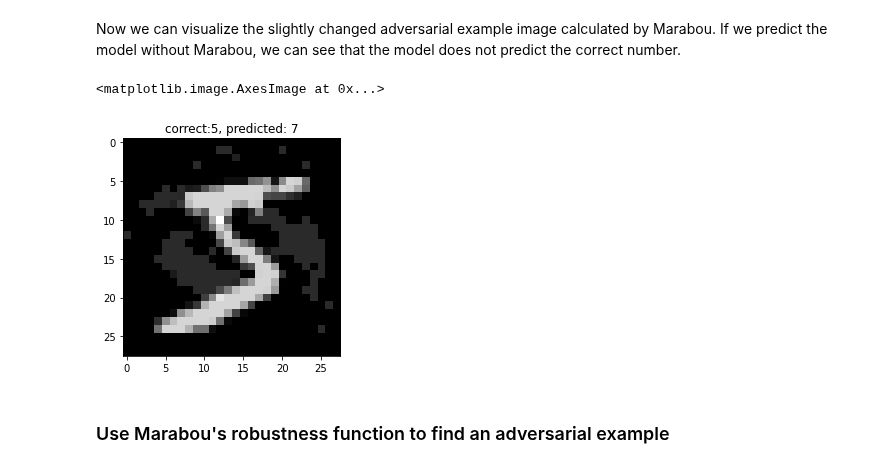
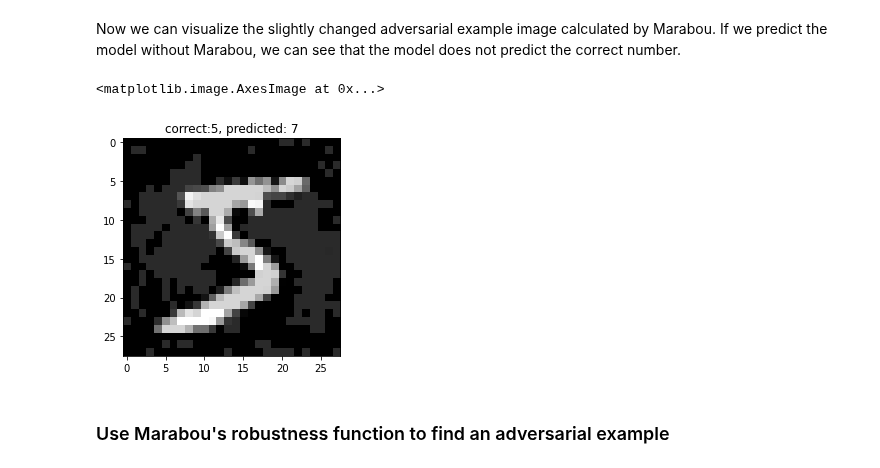
Before and after one commit to DDiekmann/Applied-Verification-Lab-Neural-Networks, a Jupyter notebook: Tutorials/Tutorial_for_Neural_Network_Verification_with_Marabou.ipynb, the cells around one changed output. Cells and saved outputs as stored; diff of their text form; code cells hidden in the pictures.

Commit message:
marabou

````diff
--- a/Tutorials/Tutorial_for_Neural_Network_Verification_with_Marabou.ipynb
+++ b/Tutorials/Tutorial_for_Neural_Network_Verification_with_Marabou.ipynb
@@ -179,13 +161,15 @@ outputVars = network.outputVars[0][0]
 # %% [markdown]
 Now we need to choose an image for which we want to verify robustness or find an adversarial example. We are using the first image of the training dataset.
 Using the Marabou function ```evaluateWithoutMarabou(..)``` we predict the class of the image and visualize it together with the correct class (label). As we can see, the network correctly predicts the image as class *5*.
+# %%
+iterator = iter(train_dataloader)
 # %%
-inputs, classes = next(iter(train_dataloader))
+inputs, classes = next(iterator)
 image = inputs[0].numpy()[0]
 correct_class = classes[0].item()
 
-network_ouput = network.evaluateWithoutMarabou([image])[0]
-predicted_class = np.argmax(network_ouput)
+network_output = network.evaluateWithoutMarabou([image])[0]
+predicted_class = np.argmax(network_output)
 
 plt.title(f"correct:{correct_class}, predicted: {predicted_class}")
 plt.imshow(image.reshape(28,28), cmap='gray')
@@ -228,6 +212,9 @@ for i in range(outputVars.shape[0]):
     # if solution found, break
     print(exit_code)
     if len(vals) > 0:
+      for j, var in enumerate(outputVars):
+        print(f"output {j}: {vals[var]}")
+      print(f"maxclass: {i}")
       break
 # %% [output]
 sat
@@ -238,7 +236,7 @@ As Marabou returns "sat", it has found an adversarial example, which we would li
 # %% [markdown]
 To visualize the adversarial example we extract the input data of the input variables and save that in an numpy array.
 # %%
-def get_image_from_marabou(inputVariables):
+def get_image_from_marabou(vals, inputVariables):
   adversarial_image = [[] for _ in range(inputVariables.shape[1])]
   for h in range(inputVariables.shape[0]):
     for w in range(inputVariables.shape[1]):
@@ -249,15 +247,16 @@ def get_image_from_marabou(inputVariables):
 # %% [markdown]
 Now we can visualize the slightly changed adversarial example image calculated by Marabou. If we predict the model without Marabou, we can see that the model does not predict the correct number.
 # %%
-adversarial_image = get_image_from_marabou(inputVars)
-network_ouput = network.evaluateWithoutMarabou([adversarial_image])[0]
-predicted_class = np.argmax(network_ouput)
+adversarial_image = get_image_from_marabou(vals, inputVars)
+network_output = network.evaluateWithoutMarabou([adversarial_image])[0]
+
+predicted_class = np.argmax(network_output)
 
 plt.title(f"correct:{correct_class}, predicted: {predicted_class}")
 plt.imshow(adversarial_image, cmap='gray')
 # %% [output]
 <matplotlib.image.AxesImage at 0x...>
-[figure, old version]
+[figure, new version]
 # %% [markdown]
 ### Use Marabou's robustness function to find an adversarial example
 # %% [markdown]
````
Also changed, not shown: parts of 6 cells of this notebook.
